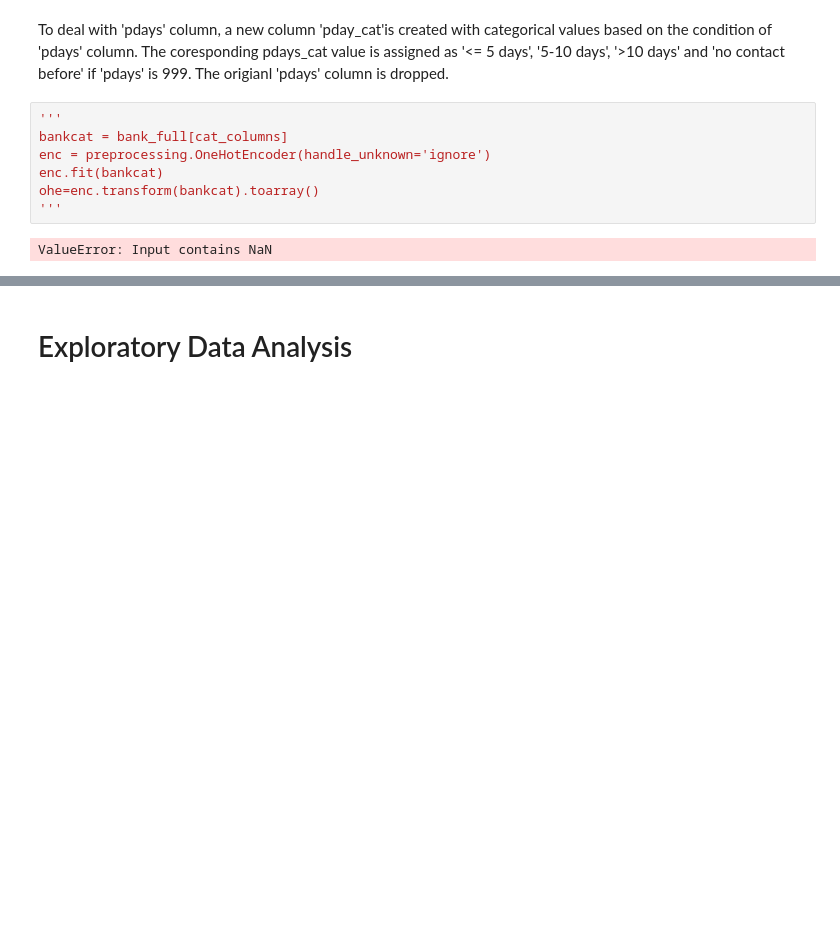
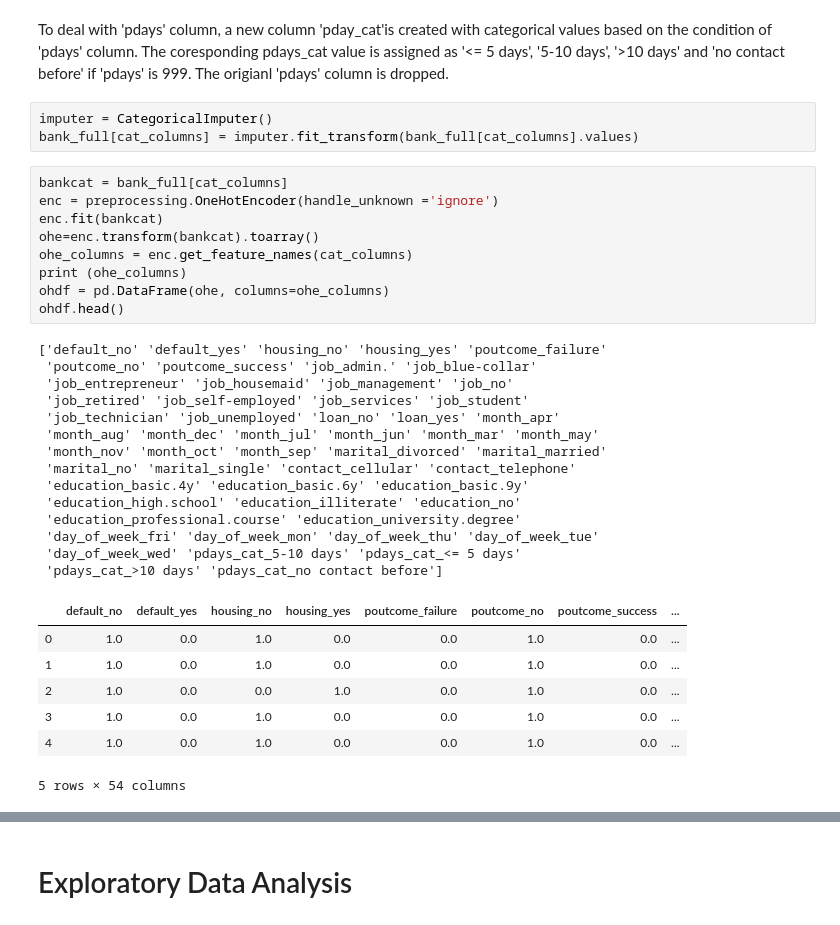
Before and after one commit to swang141/springboard_datascience, a Jupyter notebook: Bank_Marketing_Direct_Call_Marketing_Analysis.ipynb, the cells around one changed output, grey strips where cells are left out. Drawn from its saved outputs; the diff is of its cells as text; blank space fills up the shorter version.

```diff
--- a/Bank_Marketing_Direct_Call_Marketing_Analysis.ipynb
+++ b/Bank_Marketing_Direct_Call_Marketing_Analysis.ipynb
@@ -148,12 +165,37 @@ Categorical: ['loan', 'default', 'poutcome', 'marital', 'housing', 'contact', 'j
  Numerical: ['age', 'duration', 'campaign', 'previous', 'emp.var.rate', 'cons.price.idx', 'cons.conf.idx', 'euribor3m', 'nr.employed']
 # %% [markdown]
 To deal with 'pdays' column, a new column 'pday_cat'is created with categorical values based on the condition of 'pdays' column. The coresponding pdays_cat value is assigned as '<= 5 days', '5-10 days', '>10 days' and 'no contact before' if 'pdays' is 999. The origianl 'pdays' column is dropped.
+# %%
+imputer = CategoricalImputer()
+bank_full[cat_columns] = imputer.fit_transform(bank_full[cat_columns].values)
 # %%
-'''
 bankcat = bank_full[cat_columns]
-enc = preprocessing.OneHotEncoder(handle_unknown='ignore')
+enc = preprocessing.OneHotEncoder(handle_unknown ='ignore')
 enc.fit(bankcat)
 ohe=enc.transform(bankcat).toarray()
-'''
+ohe_columns = enc.get_feature_names(cat_columns)
+print (ohe_columns)
+ohdf = pd.DataFrame(ohe, columns=ohe_columns)
+ohdf.head()
 # %% [output]
-ValueError: Input contains NaN
+['default_no' 'default_yes' 'housing_no' 'housing_yes' 'poutcome_failure'
+ 'poutcome_no' 'poutcome_success' 'job_admin.' 'job_blue-collar'
+ 'job_entrepreneur' 'job_housemaid' 'job_management' 'job_no'
+ 'job_retired' 'job_self-employed' 'job_services' 'job_student'
+ 'job_technician' 'job_unemployed' 'loan_no' 'loan_yes' 'month_apr'
+ 'month_aug' 'month_dec' 'month_jul' 'month_jun' 'month_mar' 'month_may'
+ 'month_nov' 'month_oct' 'month_sep' 'marital_divorced' 'marital_married'
+ 'marital_no' 'marital_single' 'contact_cellular' 'contact_telephone'
+ 'education_basic.4y' 'education_basic.6y' 'education_basic.9y'
+ 'education_high.school' 'education_illiterate' 'education_no'
+ 'education_professional.course' 'education_university.degree'
+ 'day_of_week_fri' 'day_of_week_mon' 'day_of_week_thu' 'day_of_week_tue'
+ 'day_of_week_wed' 'pdays_cat_5-10 days' 'pdays_cat_<= 5 days'
+ 'pdays_cat_>10 days' 'pdays_cat_no contact before']
+|  | default_no | default_yes | housing_no | housing_yes | poutcome_failure | poutcome_no | poutcome_success | ... |
+| 0 | 1.0 | 0.0 | 1.0 | 0.0 | 0.0 | 1.0 | 0.0 | ... |
+| 1 | 1.0 | 0.0 | 1.0 | 0.0 | 0.0 | 1.0 | 0.0 | ... |
+| 2 | 1.0 | 0.0 | 0.0 | 1.0 | 0.0 | 1.0 | 0.0 | ... |
+| 3 | 1.0 | 0.0 | 1.0 | 0.0 | 0.0 | 1.0 | 0.0 | ... |
+| 4 | 1.0 | 0.0 | 1.0 | 0.0 | 0.0 | 1.0 | 0.0 | ... |
+5 rows × 54 columns
```
Also changed, not shown: parts of 46 cells of this notebook.
